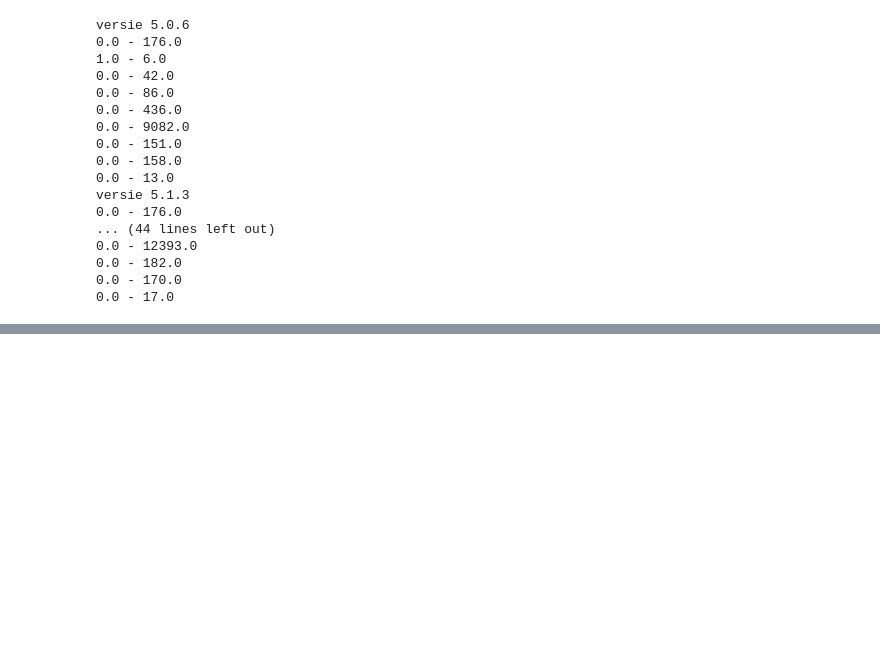
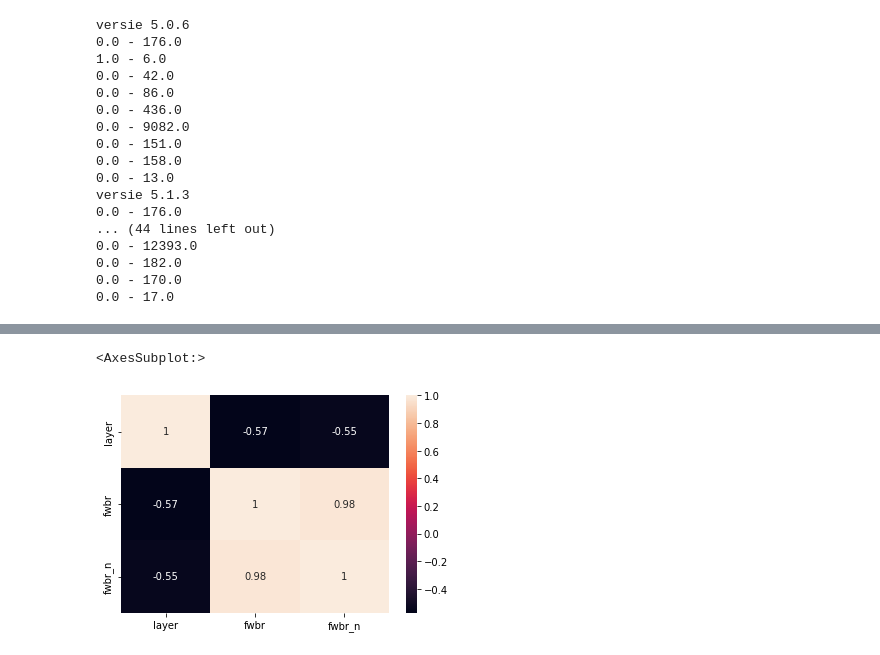
Before and after one commit to Jakob-98/Assignment-Metrics, a Jupyter notebook: src/main.ipynb, the cells around one changed output, grey strips where cells are left out. Cells and saved outputs as stored; diff of their text form; code cells hidden in the pictures; blank space fills up the shorter version.

Commit message:
spearman correlation

```diff
--- a/src/main.ipynb
+++ b/src/main.ipynb
@@ -132,0 +147,6 @@ for x in ckjm_dict.keys():
+# %%
+# question 4, spearman
+print('version, rho, p')
+for x in ckjm_dict:
+    rho, p = spearmanr(ckjm_dict[x]['layer'], ckjm_dict[x]['fwbr'])
+    print(f"{x}, {rho}, {p}")
@@ -132,0 +161,8 @@ for x in ckjm_dict.keys():
+# %%
+
+corr = ckjm_dict[x][['layer', 'fwbr', 'fwbr_n']].corr(method = 'spearman')
+
+sns.heatmap(corr, annot = True)
+# %% [output]
+<AxesSubplot:>
+[figure, added]
```
Also changed, not shown: parts of 4 cells of this notebook.
